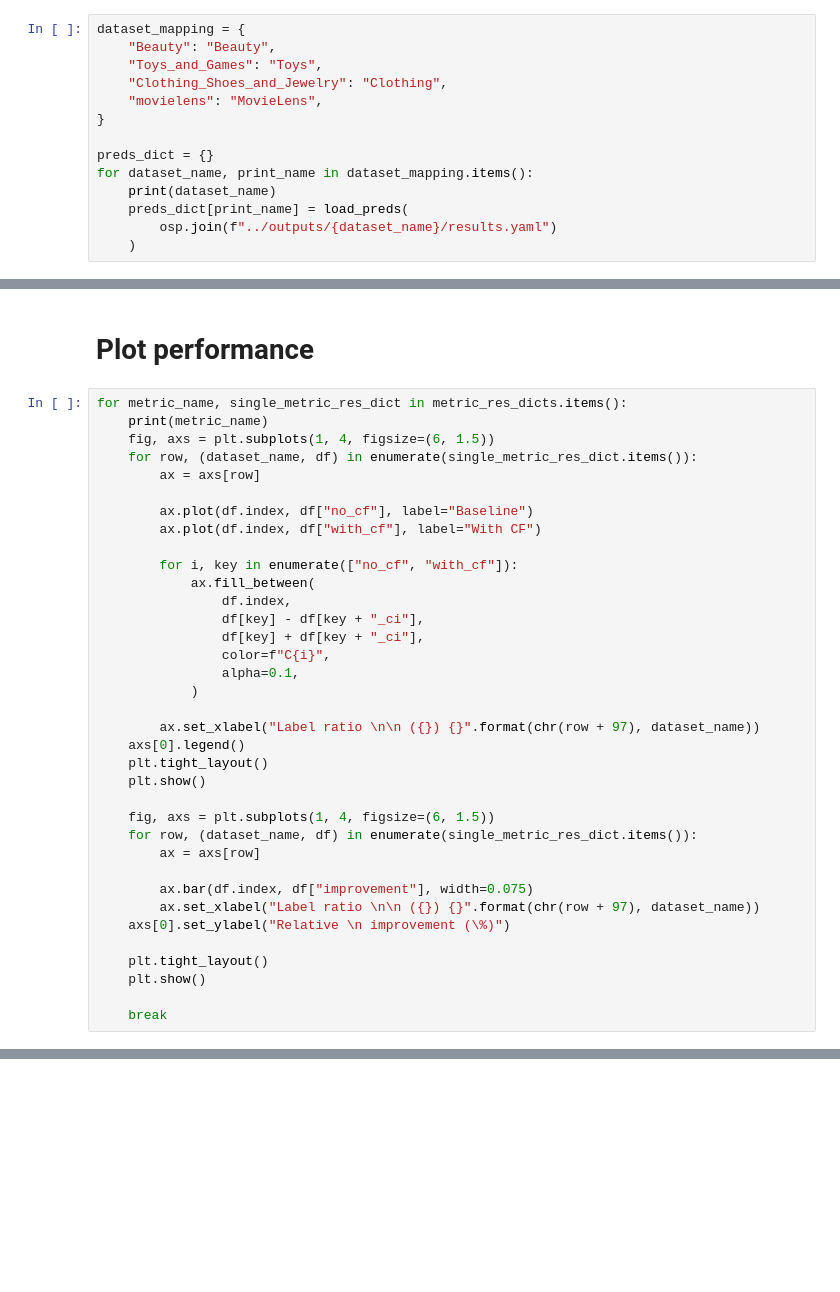
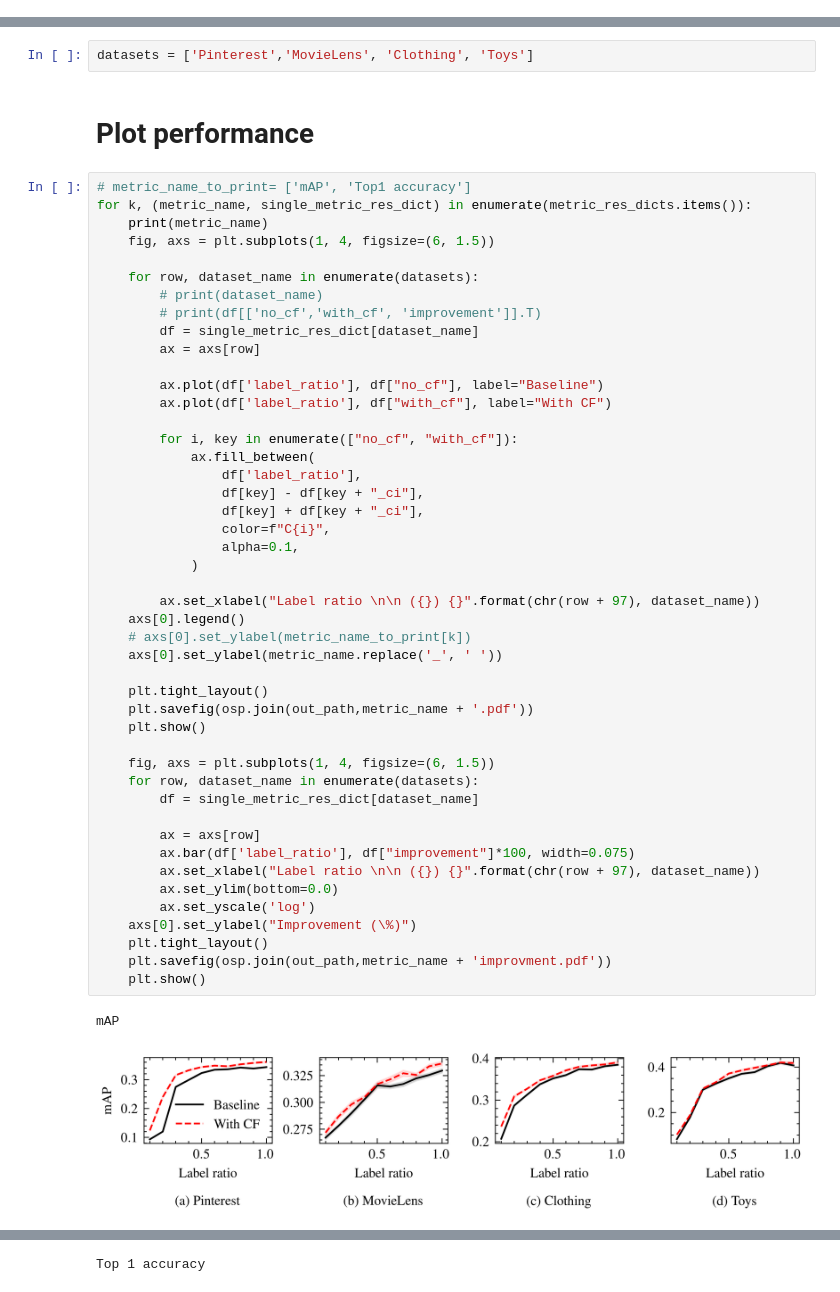
Before and after one commit to kobybibas/cactus, a Jupyter notebook: notebooks/evaluate_model.ipynb, the cells around one changed output, grey strips where cells are left out. Saved outputs shown, nothing was run; the diff lists cells and outputs as text; blank space fills up the shorter version.

Commit message:
pos_label_loss_based_norm

```diff
--- a/notebooks/evaluate_model.ipynb
+++ b/notebooks/evaluate_model.ipynb
@@ -58,14 +13,0 @@ def load_preds(base_path):
-# %%
-dataset_mapping = {
-    "Beauty": "Beauty",
-    "Toys_and_Games": "Toys",
-    "Clothing_Shoes_and_Jewelry": "Clothing",
-    "movielens": "MovieLens",
-}
-
-preds_dict = {}
-for dataset_name, print_name in dataset_mapping.items():
-    print(dataset_name)
-    preds_dict[print_name] = load_preds(
-        osp.join(f"../outputs/{dataset_name}/results.yaml")
-    )
@@ -253,38 +16,53 @@ Clothing
+# %%
+datasets = ['Pinterest','MovieLens', 'Clothing', 'Toys']
 # %% [markdown]
 # Plot performance
 # %%
-for metric_name, single_metric_res_dict in metric_res_dicts.items():
+# metric_name_to_print= ['mAP', 'Top1 accuracy']
+for k, (metric_name, single_metric_res_dict) in enumerate(metric_res_dicts.items()):
     print(metric_name)
     fig, axs = plt.subplots(1, 4, figsize=(6, 1.5))
-    for row, (dataset_name, df) in enumerate(single_metric_res_dict.items()):
+
+    for row, dataset_name in enumerate(datasets):
+        # print(dataset_name)
+        # print(df[['no_cf','with_cf', 'improvement']].T)
+        df = single_metric_res_dict[dataset_name]
         ax = axs[row]
 
-        ax.plot(df.index, df["no_cf"], label="Baseline")
-        ax.plot(df.index, df["with_cf"], label="With CF")
+        ax.plot(df['label_ratio'], df["no_cf"], label="Baseline")
+        ax.plot(df['label_ratio'], df["with_cf"], label="With CF")
 
         for i, key in enumerate(["no_cf", "with_cf"]):
             ax.fill_between(
-                df.index,
+                df['label_ratio'],
                 df[key] - df[key + "_ci"],
                 df[key] + df[key + "_ci"],
                 color=f"C{i}",
                 alpha=0.1,
             )
 
         ax.set_xlabel("Label ratio \n\n ({}) {}".format(chr(row + 97), dataset_name))
     axs[0].legend()
+    # axs[0].set_ylabel(metric_name_to_print[k])
+    axs[0].set_ylabel(metric_name.replace('_', ' '))
+
     plt.tight_layout()
+    plt.savefig(osp.join(out_path,metric_name + '.pdf'))
     plt.show()
 
     fig, axs = plt.subplots(1, 4, figsize=(6, 1.5))
-    for row, (dataset_name, df) in enumerate(single_metric_res_dict.items()):
+    for row, dataset_name in enumerate(datasets):
+        df = single_metric_res_dict[dataset_name]
+
         ax = axs[row]
-
-        ax.bar(df.index, df["improvement"], width=0.075)
+        ax.bar(df['label_ratio'], df["improvement"]*100, width=0.075)
         ax.set_xlabel("Label ratio \n\n ({}) {}".format(chr(row + 97), dataset_name))
-    axs[0].set_ylabel("Relative \n improvement (\%)")
-
+        ax.set_ylim(bottom=0.0)
+        ax.set_yscale('log')
+    axs[0].set_ylabel("Improvement (\%)")
     plt.tight_layout()
+    plt.savefig(osp.join(out_path,metric_name + 'improvment.pdf'))
     plt.show()
-
-    break
+# %% [output]
+mAP
+[figure, added]
@@ -290,0 +70 @@ for metric_name, single_metric_res_dict in metric_res_dicts.items():
+Top 1 accuracy
```
Also changed, not shown: parts of 26 cells of this notebook, 8 other files.
